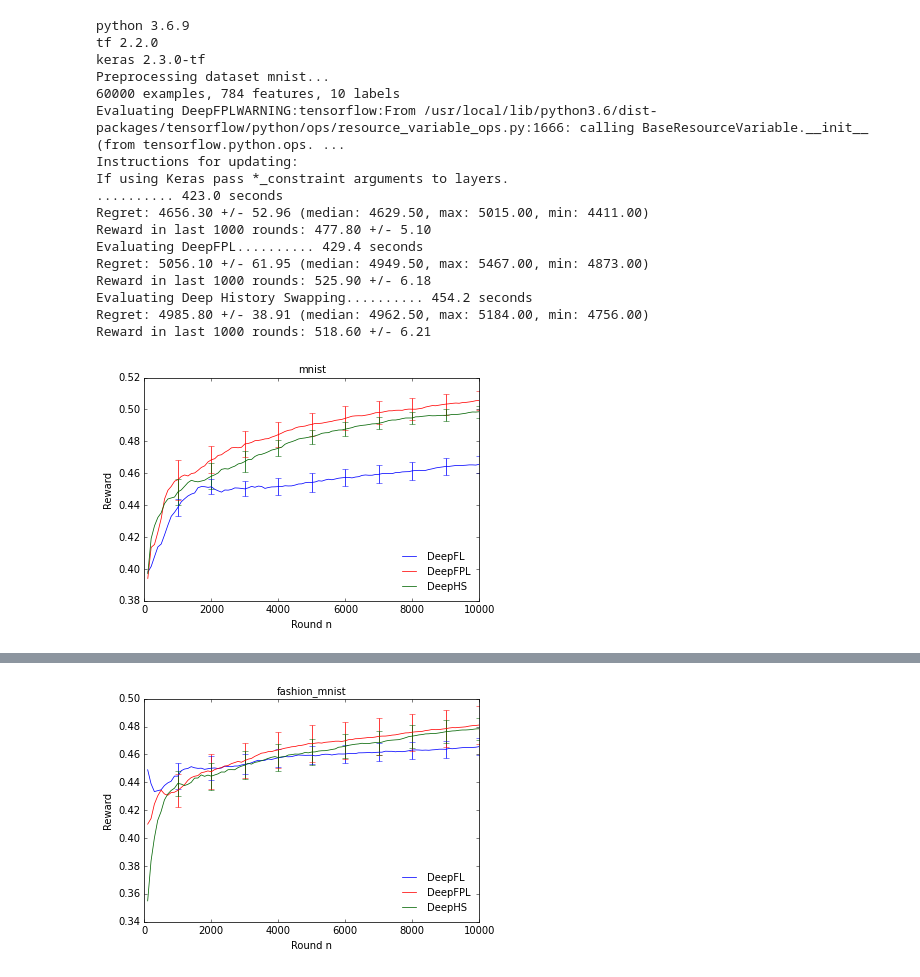
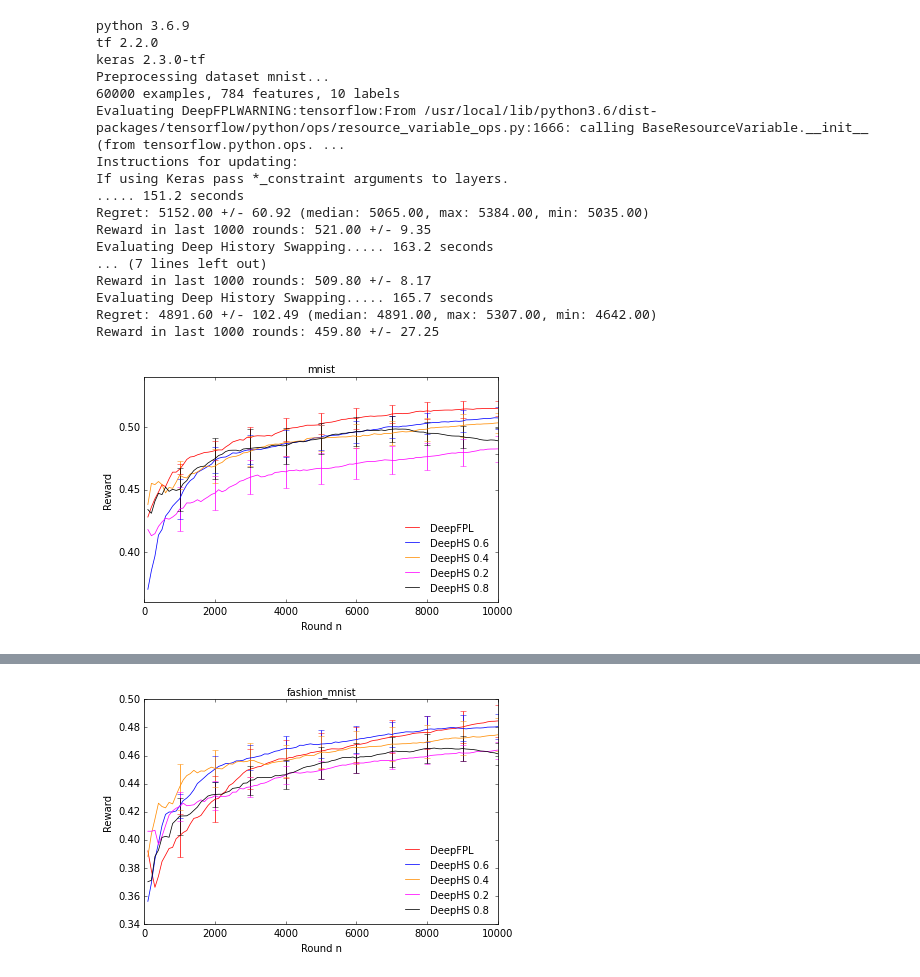
Before and after one commit to MyTHWN/Bandit-Randomization-Algorithms, a Jupyter notebook: notebooks/DeepHS_BinaryClass.ipynb, the cells around one changed output, grey strips where cells are left out. Cells and saved outputs as stored; diff of their text form; code cells hidden in the pictures.

```diff
--- a/notebooks/DeepHS_BinaryClass.ipynb
+++ b/notebooks/DeepHS_BinaryClass.ipynb
@@ -59,7 +59,7 @@ Instructions for updating:
 non-resource variables are not supported in the long term
 # %%
 # experiments
-num_runs = 10
+num_runs = 5
 n = 10000
 
 # neural nets
@@ -69,10 +69,10 @@ optimizer = "adam"
 lr = 0.001
 batch_size = 32
 deeps = [
-  ("DeepFPL",
-  {"hidden_nodes": hidden_nodes, "hidden_activation": hidden_activation,
-  "optimizer": optimizer, "lr": lr, "batch_size": batch_size},
-  "blue", "-", "DeepFL"),
+  # ("DeepFPL",
+  # {"hidden_nodes": hidden_nodes, "hidden_activation": hidden_activation,
+  # "optimizer": optimizer, "lr": lr, "batch_size": batch_size},
+  # "blue", "-", "DeepFL"),
   ("DeepFPL",
   {"hidden_nodes": hidden_nodes, "hidden_activation": hidden_activation,
   "optimizer": optimizer, "lr": lr, "batch_size": batch_size, "a": 1.0},
@@ -81,10 +81,34 @@ deeps = [
   # {"hidden_nodes": hidden_nodes, "hidden_activation": hidden_activation,
   # "lr": lr, "batch_size": batch_size, "a": 1.0, "relepe": int(0.05 * n)},
   # "cyan", "-", "NeuralLinear 5%"),
+  # ("DeepHS",
+  # {"hidden_nodes": hidden_nodes, "hidden_activation": hidden_activation,
+  # "optimizer": optimizer, "lr": lr, "batch_size": batch_size, "swap_prob": 0.1},
+  # "gold", "-", "DeepHS 0.1"),
+  # ("DeepHS",
+  # {"hidden_nodes": hidden_nodes, "hidden_activation": hidden_activation,
+  # "optimizer": optimizer, "lr": lr, "batch_size": batch_size, "swap_prob": 0.15},
+  # "cyan", "-", "DeepHS 0.15"),
+  # ("DeepHS",
+  # {"hidden_nodes": hidden_nodes, "hidden_activation": hidden_activation,
+  # "optimizer": optimizer, "lr": lr, "batch_size": batch_size, "swap_prob": 0.2},
+  # "darkgreen", "-", "DeepHS 0.2"),
   ("DeepHS",
   {"hidden_nodes": hidden_nodes, "hidden_activation": hidden_activation,
-  "optimizer": optimizer, "lr": lr, "batch_size": batch_size, "swap_prob": 0.5},
-  "darkgreen", "-", "DeepHS"),
+  "optimizer": optimizer, "lr": lr, "batch_size": batch_size, "swap_prob": 0.65},
+  "blue", "-", "DeepHS 0.6"),
+  ("DeepHS",
+  {"hidden_nodes": hidden_nodes, "hidden_activation": hidden_activation,
+  "optimizer": optimizer, "lr": lr, "batch_size": batch_size, "swap_prob": 0.4},
+  "darkorange", "-", "DeepHS 0.4"),
+  ("DeepHS",
+  {"hidden_nodes": hidden_nodes, "hidden_activation": hidden_activation,
+  "optimizer": optimizer, "lr": lr, "batch_size": batch_size, "swap_prob": 0.2},
+  "magenta", "-", "DeepHS 0.2"),
+  ("DeepHS",
+  {"hidden_nodes": hidden_nodes, "hidden_activation": hidden_activation,
+  "optimizer": optimizer, "lr": lr, "batch_size": batch_size, "swap_prob": 0.8},
+  "black", "-", "DeepHS 0.8"),
 ]
 
 step = 100 * (np.arange(n // 100) + 1)
@@ -101,43 +125,45 @@ for dataset in ["mnist", "fashion_mnist"]:
       c = run % num_labels
       env.append(BinaryClassBandit(X, y, pos_label=c, K=10, pos_prob=0.65))
 
     alg_class = globals()[alg[0]]
     reward, _ = evaluate(alg_class, alg[1], env, n)
     print("Reward in last %d rounds: %.2f +/- %.2f" %
       (n // 10, reward[- n // 10 :, :].sum(axis=0).mean(), \
       reward[- n // 10 :, :].sum(axis=0).std() / np.sqrt(num_runs)))
 
     cum_reward = reward.cumsum(axis=0)[step - 1, :] / step[:, np.newaxis]
     plt.plot(step, cum_reward.mean(axis=1),
       alg[2], dashes=linestyle2dashes(alg[3]), label=alg[4])
     plt.errorbar(step[sube], cum_reward[sube, :].mean(axis=1),
       cum_reward[sube, :].std(axis=1) / np.sqrt(cum_reward.shape[1]),
       fmt="none", ecolor=alg[2])
 
   plt.title("%s" % dataset)
   plt.xlabel("Round n")
   plt.ylabel("Reward")
   plt.legend(loc="lower right", frameon=False)
+  plt.tight_layout()
+  plt.savefig(open('widerange_'+dataset+'_reward_results.jpeg', 'wb'), format="jpeg", dpi=1200, bbox_inches=0)
   plt.show()
 # %% [output]
 python 3.6.9
 tf 2.2.0
 keras 2.3.0-tf
 Preprocessing dataset mnist...
 60000 examples, 784 features, 10 labels
 Evaluating DeepFPLWARNING:tensorflow:From /usr/local/lib/python3.6/dist-packages/tensorflow/python/ops/resource_variable_ops.py:1666: calling BaseResourceVariable.__init__ (from tensorflow.python.ops. ...
 Instructions for updating:
 If using Keras pass *_constraint arguments to layers.
-.......... 423.0 seconds
-Regret: 4656.30 +/- 52.96 (median: 4629.50, max: 5015.00, min: 4411.00)
-Reward in last 1000 rounds: 477.80 +/- 5.10
-Evaluating DeepFPL.......... 429.4 seconds
-Regret: 5056.10 +/- 61.95 (median: 4949.50, max: 5467.00, min: 4873.00)
-Reward in last 1000 rounds: 525.90 +/- 6.18
-Evaluating Deep History Swapping.......... 454.2 seconds
-Regret: 4985.80 +/- 38.91 (median: 4962.50, max: 5184.00, min: 4756.00)
-Reward in last 1000 rounds: 518.60 +/- 6.21
+..... 151.2 seconds
+Regret: 5152.00 +/- 60.92 (median: 5065.00, max: 5384.00, min: 5035.00)
+Reward in last 1000 rounds: 521.00 +/- 9.35
+Evaluating Deep History Swapping..... 163.2 seconds
+... (7 lines left out)
+Reward in last 1000 rounds: 509.80 +/- 8.17
+Evaluating Deep History Swapping..... 165.7 seconds
+Regret: 4891.60 +/- 102.49 (median: 4891.00, max: 5307.00, min: 4642.00)
+Reward in last 1000 rounds: 459.80 +/- 27.25
-[figure, old version]
+[figure, new version]
 python 3.6.9
 tf 2.2.0
 keras 2.3.0-tf
@@ -155 +187 @@ Reward in last 1000 rounds: 497.70 +/- 7.67
-[figure, old version]
+[figure, new version]
```
Also changed, not shown: parts of 3 cells of this notebook, 4 other files.
